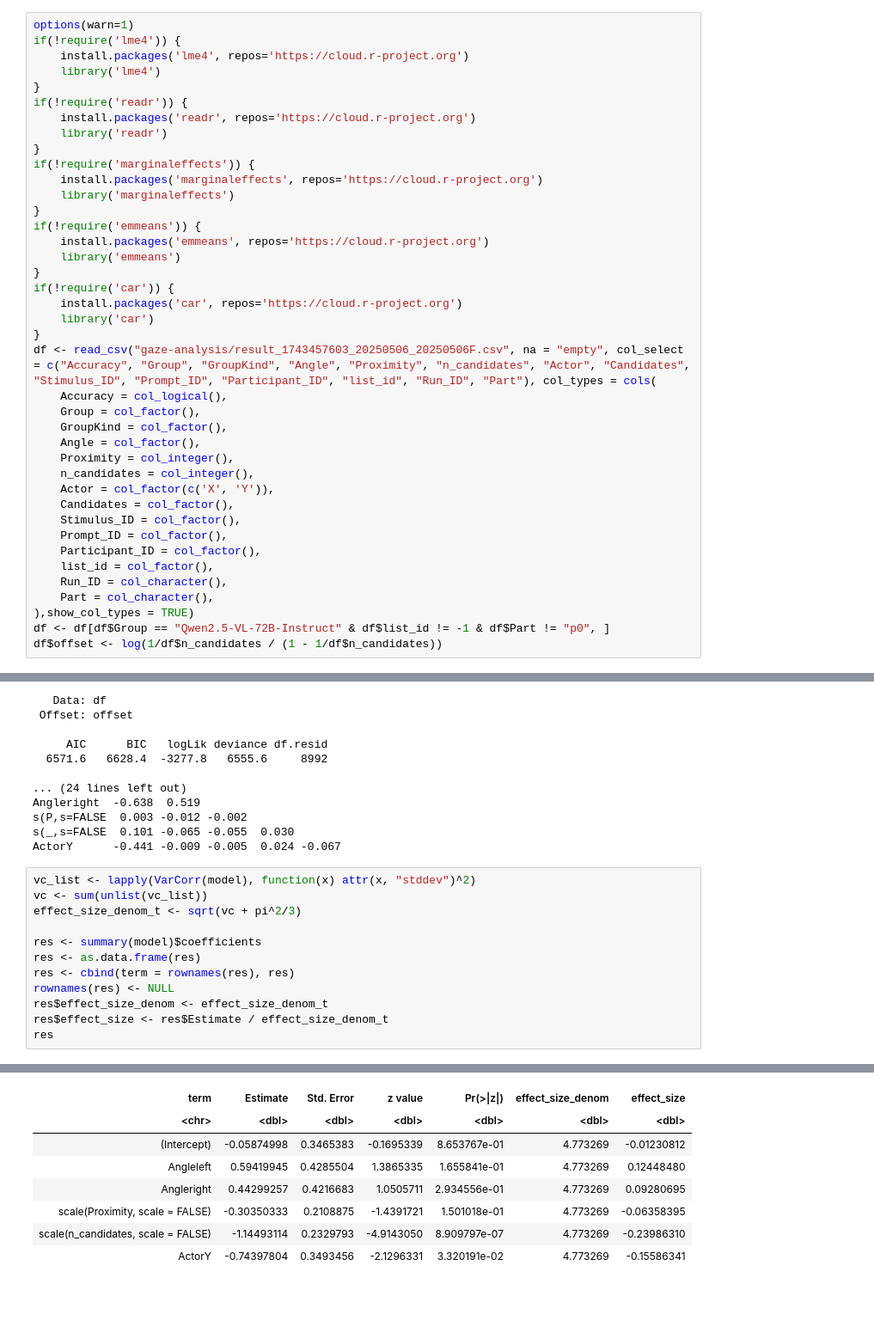
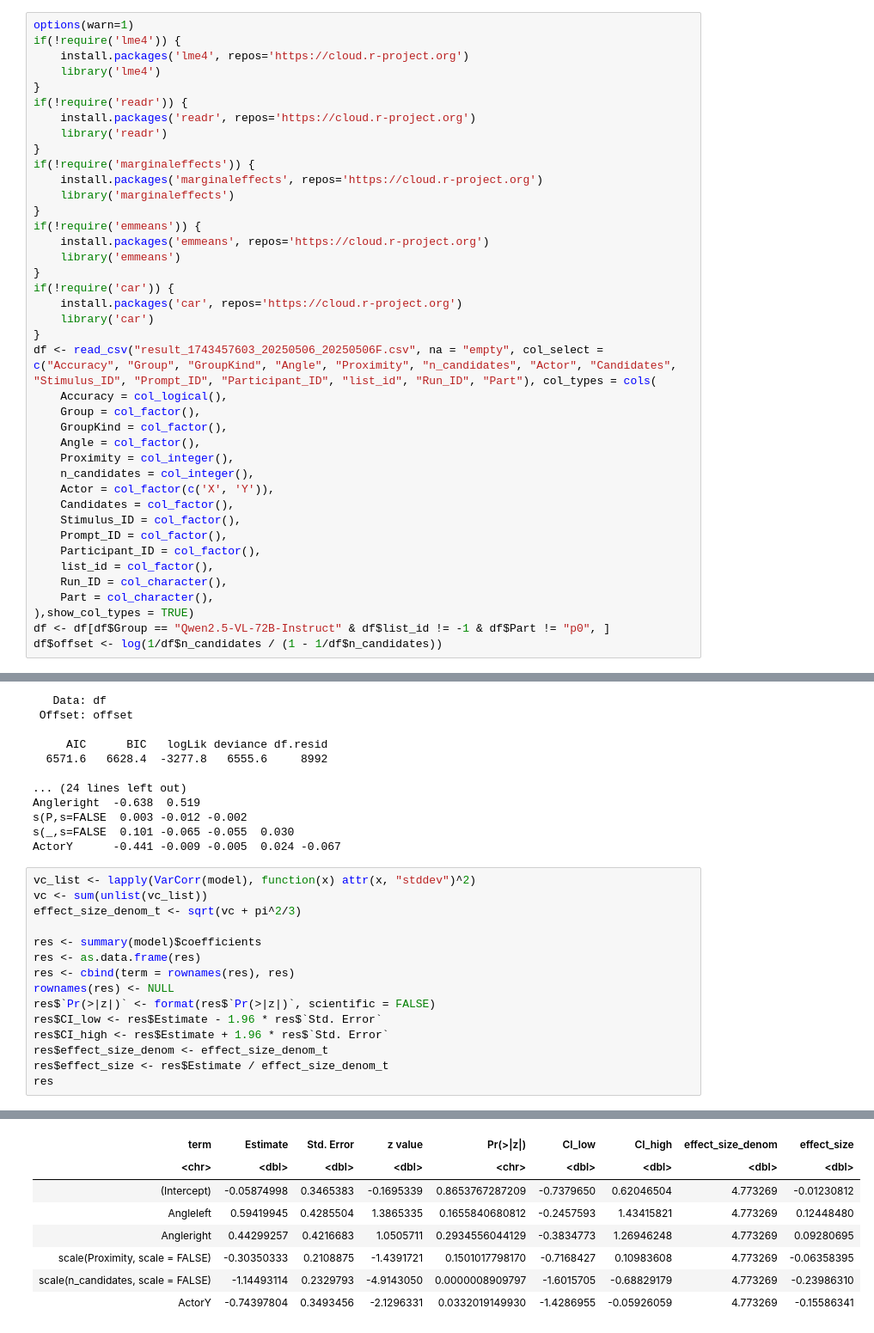
Before and after one commit to grow-ai-like-a-child/referential-gaze, a Jupyter notebook: qwen.ipynb, the cells around one changed output, grey strips where cells are left out. Shown: that part at 86% size. Saved outputs shown, nothing was run; the diff lists cells and outputs as text; blank space fills up the shorter version.

```diff
--- a/qwen.ipynb
+++ b/qwen.ipynb
@@ -22,7 +22,7 @@ if(!require('car')) {
     install.packages('car', repos='https://cloud.r-project.org')
     library('car')
 }
-df <- read_csv("gaze-analysis/result_1743457603_20250506_20250506F.csv", na = "empty", col_select = c("Accuracy", "Group", "GroupKind", "Angle", "Proximity", "n_candidates", "Actor", "Candidates", "Stimulus_ID", "Prompt_ID", "Participant_ID", "list_id", "Run_ID", "Part"), col_types = cols(
+df <- read_csv("result_1743457603_20250506_20250506F.csv", na = "empty", col_select = c("Accuracy", "Group", "GroupKind", "Angle", "Proximity", "n_candidates", "Actor", "Candidates", "Stimulus_ID", "Prompt_ID", "Participant_ID", "list_id", "Run_ID", "Part"), col_types = cols(
     Accuracy = col_logical(),
     Group = col_factor(),
     GroupKind = col_factor(),
@@ -142,6 +149,9 @@ res <- summary(model)$coefficients
 res <- as.data.frame(res)
 res <- cbind(term = rownames(res), res)
 rownames(res) <- NULL
+res$`Pr(>|z|)` <- format(res$`Pr(>|z|)`, scientific = FALSE)
+res$CI_low <- res$Estimate - 1.96 * res$`Std. Error`
+res$CI_high <- res$Estimate + 1.96 * res$`Std. Error`
 res$effect_size_denom <- effect_size_denom_t
 res$effect_size <- res$Estimate / effect_size_denom_t
 res
@@ -150,11 +160,11 @@ A data.frame: 6 × 7
-| term | Estimate | Std. Error | z value | Pr(>|z|) | effect_size_denom | effect_size |
-| <chr> | <dbl> | <dbl> | <dbl> | <dbl> | <dbl> | <dbl> |
-| (Intercept) | -0.05874998 | 0.3465383 | -0.1695339 | 8.653767e-01 | 4.773269 | -0.01230812 |
-| Angleleft | 0.59419945 | 0.4285504 | 1.3865335 | 1.655841e-01 | 4.773269 | 0.12448480 |
-| Angleright | 0.44299257 | 0.4216683 | 1.0505711 | 2.934556e-01 | 4.773269 | 0.09280695 |
-| scale(Proximity, scale = FALSE) | -0.30350333 | 0.2108875 | -1.4391721 | 1.501018e-01 | 4.773269 | -0.06358395 |
-| scale(n_candidates, scale = FALSE) | -1.14493114 | 0.2329793 | -4.9143050 | 8.909797e-07 | 4.773269 | -0.23986310 |
-| ActorY | -0.74397804 | 0.3493456 | -2.1296331 | 3.320191e-02 | 4.773269 | -0.15586341 |
+| term | Estimate | Std. Error | z value | Pr(>|z|) | CI_low | CI_high | effect_size_denom | effect_size |
+| <chr> | <dbl> | <dbl> | <dbl> | <chr> | <dbl> | <dbl> | <dbl> | <dbl> |
+| (Intercept) | -0.05874998 | 0.3465383 | -0.1695339 | 0.8653767287209 | -0.7379650 | 0.62046504 | 4.773269 | -0.01230812 |
+| Angleleft | 0.59419945 | 0.4285504 | 1.3865335 | 0.1655840680812 | -0.2457593 | 1.43415821 | 4.773269 | 0.12448480 |
+| Angleright | 0.44299257 | 0.4216683 | 1.0505711 | 0.2934556044129 | -0.3834773 | 1.26946248 | 4.773269 | 0.09280695 |
+| scale(Proximity, scale = FALSE) | -0.30350333 | 0.2108875 | -1.4391721 | 0.1501017798170 | -0.7168427 | 0.10983608 | 4.773269 | -0.06358395 |
+| scale(n_candidates, scale = FALSE) | -1.14493114 | 0.2329793 | -4.9143050 | 0.0000008909797 | -1.6015705 | -0.68829179 | 4.773269 | -0.23986310 |
+| ActorY | -0.74397804 | 0.3493456 | -2.1296331 | 0.0332019149930 | -1.4286955 | -0.05926059 | 4.773269 | -0.15586341 |
 # %%
 avg_predictions(model, by="Angle", hypothesis = ~ pairwise)
 # %% [output]
```
Also changed, not shown: parts of 13 cells of this notebook, 3 other files.
